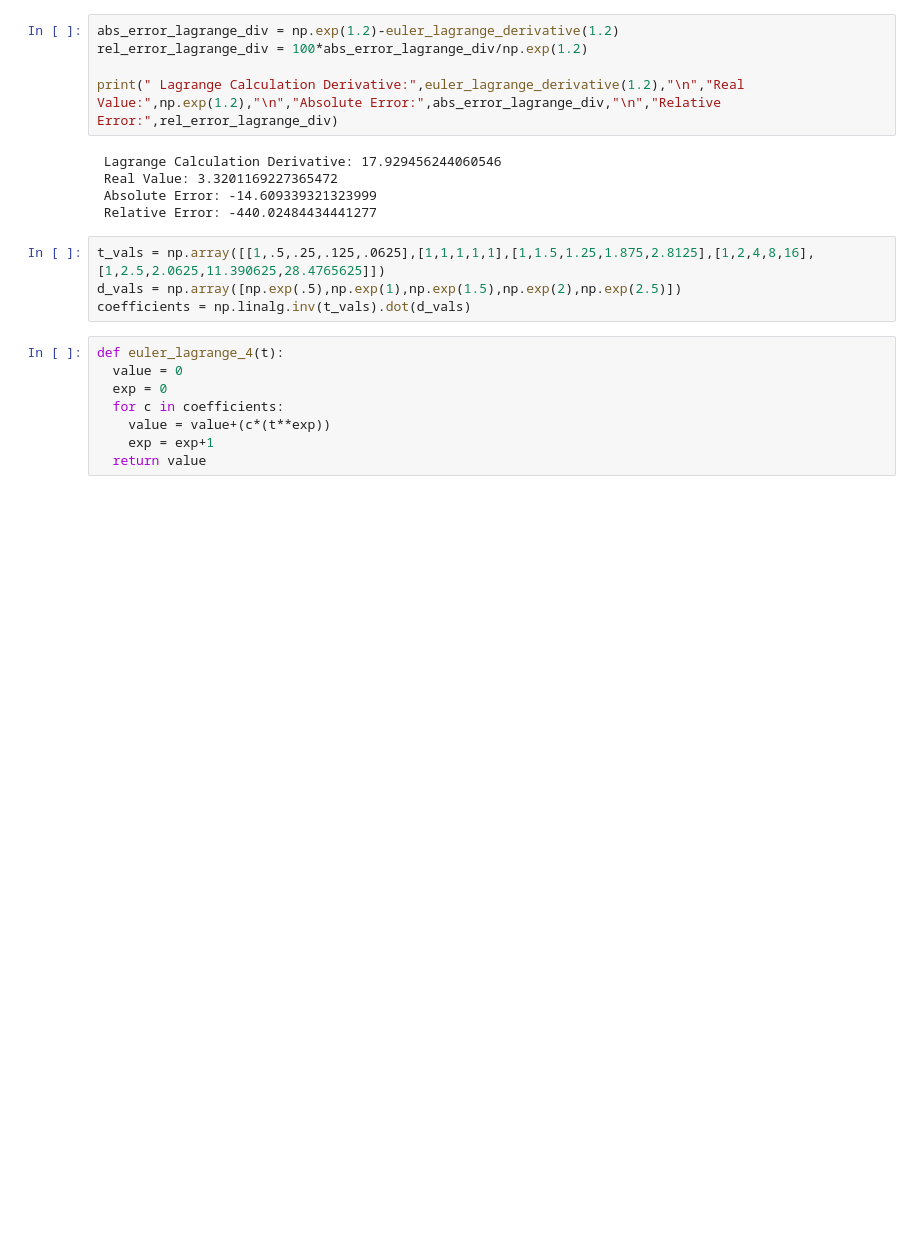
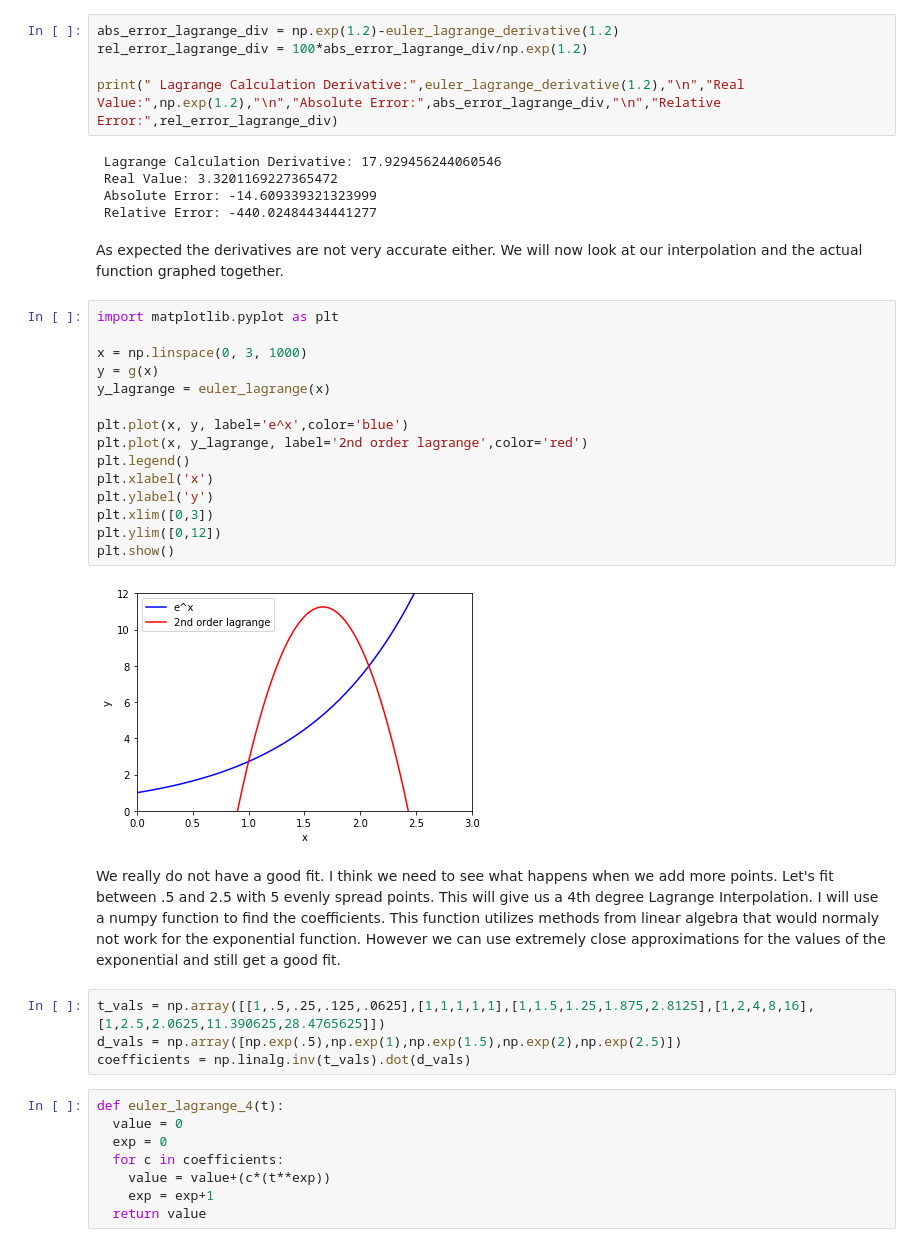
Before and after one commit to BrendenLatham/Numerical-Analysis, a Jupyter notebook: derivatives_project.ipynb, the cells around one changed output. Cells and saved outputs as stored; diff of their text form; blank space fills up the shorter version.

```diff
--- a/derivatives_project.ipynb
+++ b/derivatives_project.ipynb
@@ -153,6 +142,27 @@ print(" Lagrange Calculation Derivative:",euler_lagrange_derivative(1.2),"\n","R
  Real Value: 3.3201169227365472
  Absolute Error: -14.609339321323999
  Relative Error: -440.02484434441277
+# %% [markdown]
+As expected the derivatives are not very accurate either. We will now look at our interpolation and the actual function graphed together.
+# %%
+import matplotlib.pyplot as plt
+
+x = np.linspace(0, 3, 1000)
+y = g(x)
+y_lagrange = euler_lagrange(x)
+
+plt.plot(x, y, label='e^x',color='blue')
+plt.plot(x, y_lagrange, label='2nd order lagrange',color='red')
+plt.legend()
+plt.xlabel('x')
+plt.ylabel('y')
+plt.xlim([0,3])
+plt.ylim([0,12])
+plt.show()
+# %% [output]
+[figure, added]
+# %% [markdown]
+We really do not have a good fit. I think we need to see what happens when we add more points. Let's fit between .5 and 2.5 with 5 evenly spread points. This will give us a 4th degree Lagrange Interpolation. I will use a numpy function to find the coefficients. This function utilizes methods from linear algebra that would normaly not work for the exponential function. However we can use extremely close approximations for the values of the exponential and still get a good fit.
 # %%
 t_vals = np.array([[1,.5,.25,.125,.0625],[1,1,1,1,1],[1,1.5,1.25,1.875,2.8125],[1,2,4,8,16],[1,2.5,2.0625,11.390625,28.4765625]])
 d_vals = np.array([np.exp(.5),np.exp(1),np.exp(1.5),np.exp(2),np.exp(2.5)])
```
Also changed, not shown: parts of 27 cells of this notebook.
